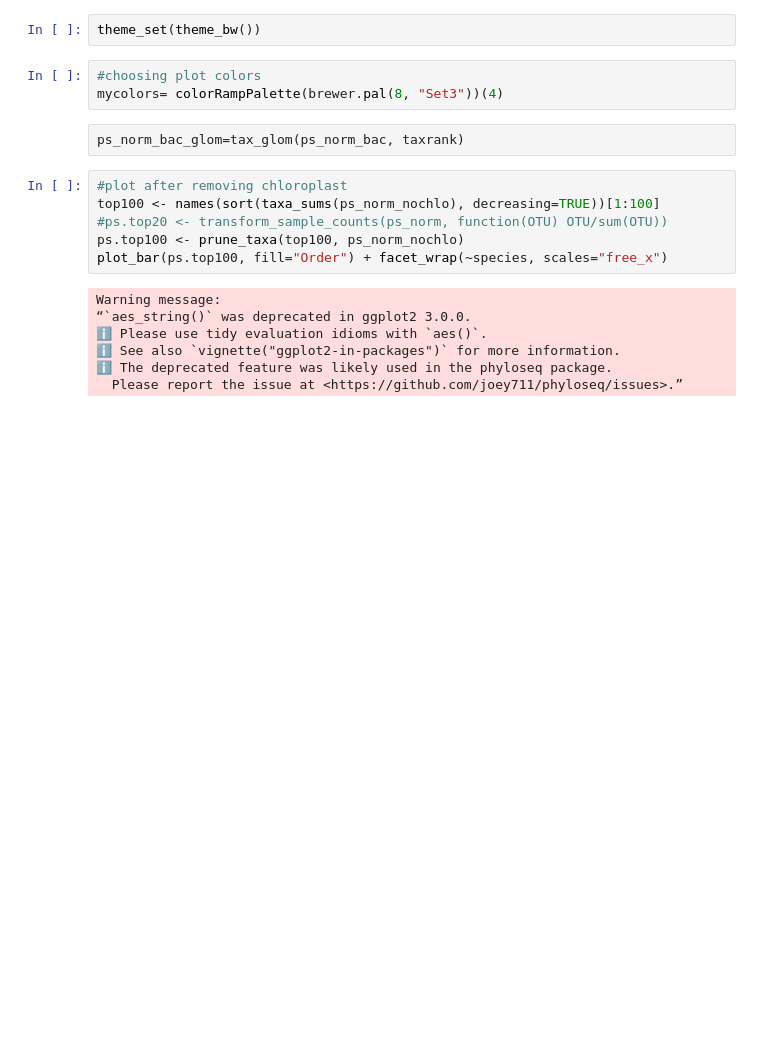
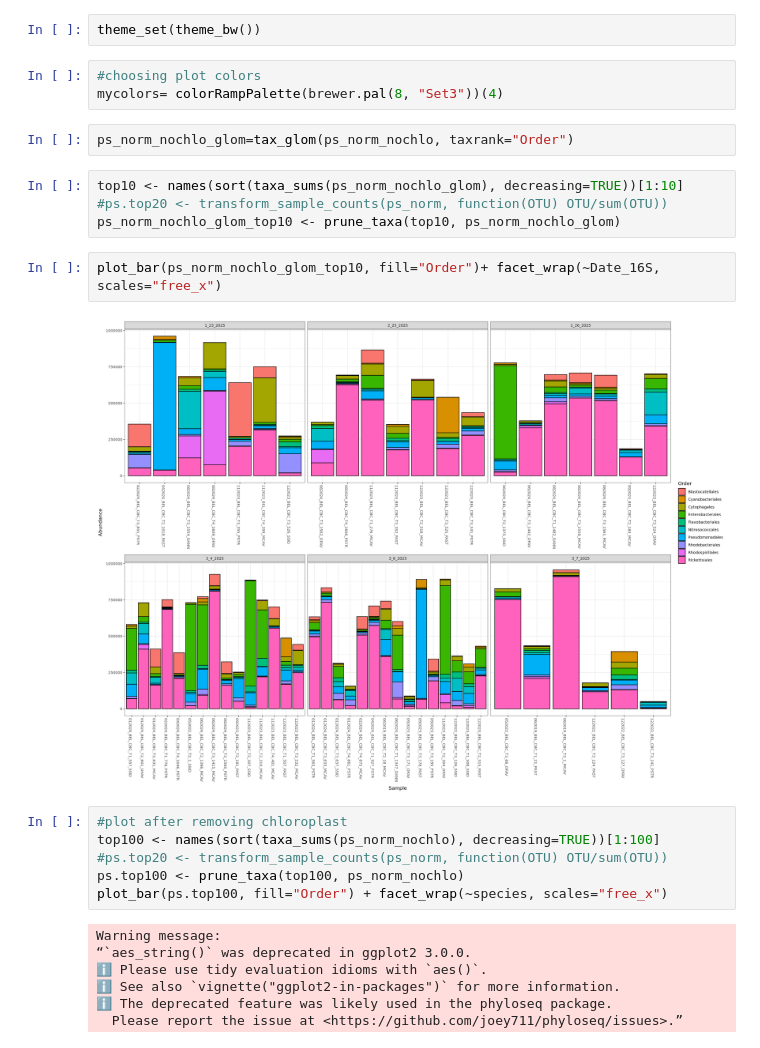
Before and after one commit to cdesouza02/BEL_16S_output, a Jupyter notebook: taxa.ipynb, the cells around one changed output. Drawn from its saved outputs; the diff is of its cells as text; blank space fills up the shorter version.

Commit message:
new glom and colony data
next step: filter for colonies that I have multiple of, do each species spearately

```diff
--- a/taxa.ipynb
+++ b/taxa.ipynb
@@ -84,8 +84,16 @@ theme_set(theme_bw())
 # %%
 #choosing plot colors
 mycolors= colorRampPalette(brewer.pal(8, "Set3"))(4)
-# %% [raw]
-ps_norm_bac_glom=tax_glom(ps_norm_bac, taxrank)
+# %%
+ps_norm_nochlo_glom=tax_glom(ps_norm_nochlo, taxrank="Order")
+# %%
+top10 <- names(sort(taxa_sums(ps_norm_nochlo_glom), decreasing=TRUE))[1:10]
+#ps.top20 <- transform_sample_counts(ps_norm, function(OTU) OTU/sum(OTU))
+ps_norm_nochlo_glom_top10 <- prune_taxa(top10, ps_norm_nochlo_glom)
+# %%
+plot_bar(ps_norm_nochlo_glom_top10, fill="Order")+ facet_wrap(~Date_16S, scales="free_x")
+# %% [output]
+[figure, added]
 # %%
 #plot after removing chloroplast
 top100 <- names(sort(taxa_sums(ps_norm_nochlo), decreasing=TRUE))[1:100]
```
Also changed, not shown: parts of 5 cells of this notebook, 1 other file.
